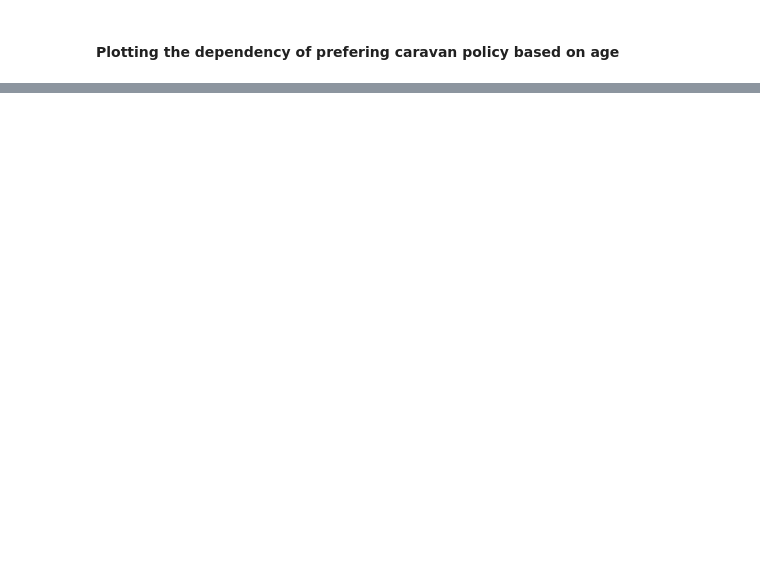
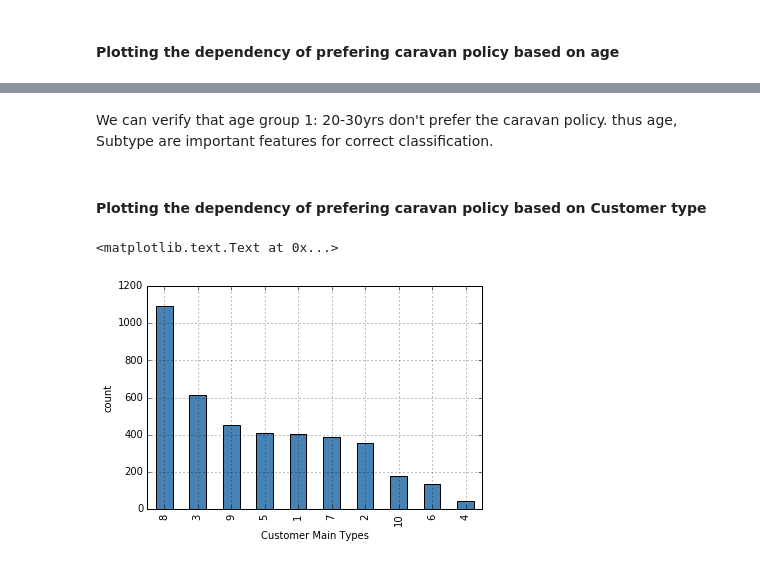
Before and after one commit to kunal-93/Kaggle-Scripts, a Jupyter notebook: Caravan_challenge.ipynb, the cells around one changed output, grey strips where cells are left out. Drawn from its saved outputs; the diff is of its cells as text; code cells hidden in the pictures; blank space fills up the shorter version.

```diff
--- a/Caravan_challenge.ipynb
+++ b/Caravan_challenge.ipynb
@@ -294,0 +301,11 @@ plt.ylabel('Caravan')
+# %% [markdown]
+We can verify that age group 1: 20-30yrs don't prefer the caravan policy. thus age, Subtype are important features  for correct classification.
+# %% [markdown]
+#### Plotting the dependency of prefering caravan policy based on Customer type
+# %%
+input_train['MOSHOOFD'].value_counts().plot(kind='bar', color='steelblue', grid=True)
+plt.xlabel('Customer Main Types')
+plt.ylabel('count')
+# %% [output]
+<matplotlib.text.Text at 0x...>
+[figure, added]
```
Also changed, not shown: parts of 33 cells of this notebook.
